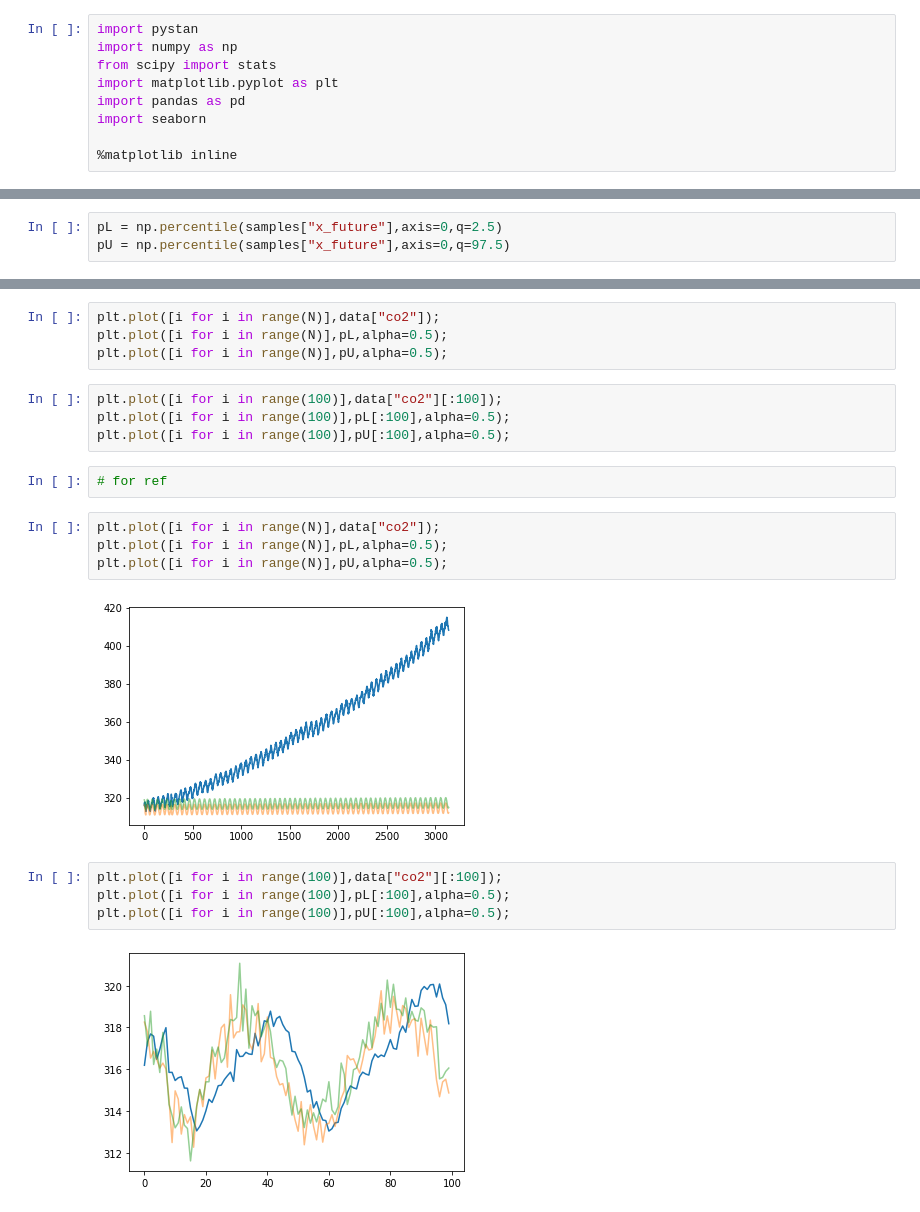
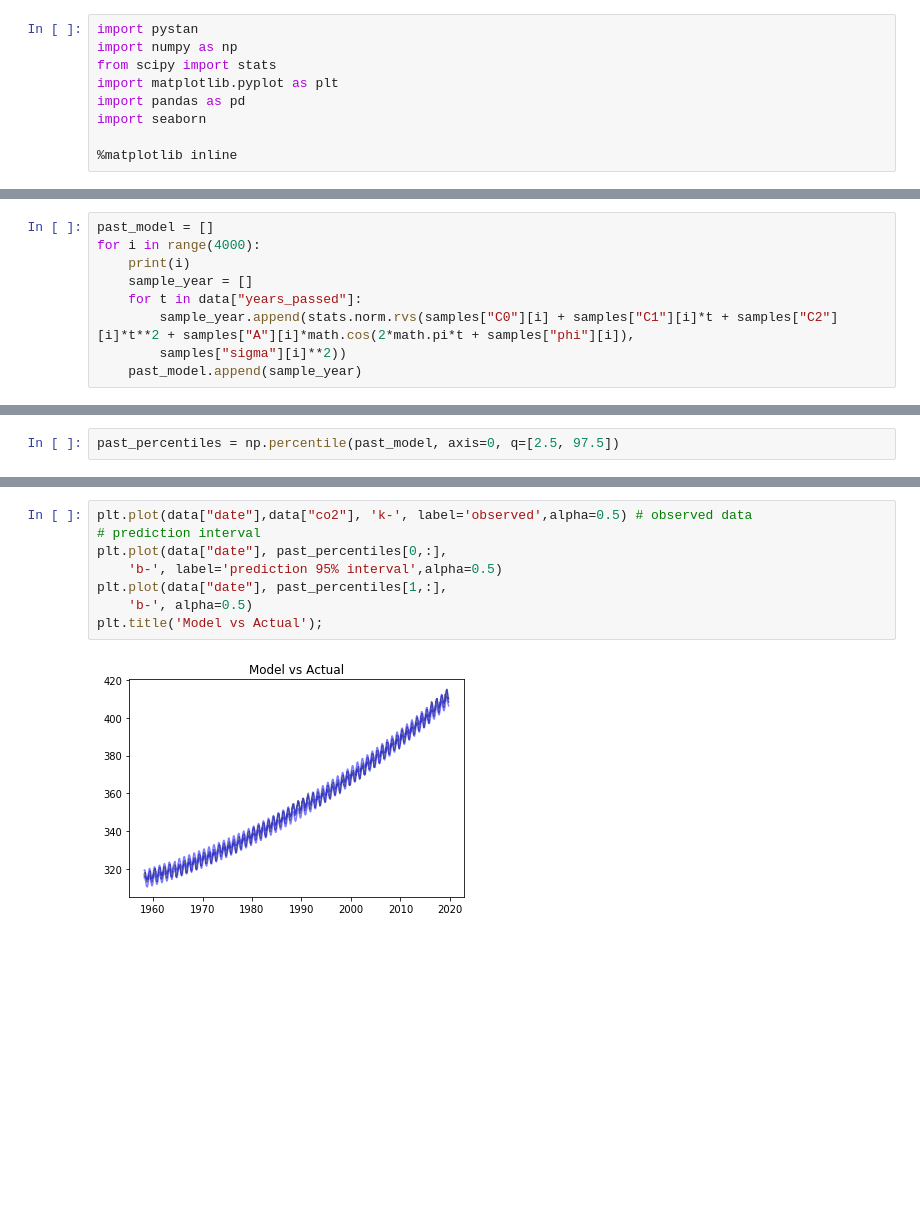
Before and after one commit to michlee1337/DataScience, a Jupyter notebook: Stats/NewCD.ipynb, the cells around one changed output, grey strips where cells are left out. Cells and saved outputs as stored; diff of their text form; blank space fills up the shorter version.

```diff
--- a/Stats/NewCD.ipynb
+++ b/Stats/NewCD.ipynb
@@ -186,0 +326,9 @@ plt.show()
+# %%
+past_model = []
+for i in range(4000):
+    print(i)
+    sample_year = []
+    for t in data["years_passed"]:
+        sample_year.append(stats.norm.rvs(samples["C0"][i] + samples["C1"][i]*t + samples["C2"][i]*t**2 + samples["A"][i]*math.cos(2*math.pi*t + samples["phi"][i]),
+        samples["sigma"][i]**2))
+    past_model.append(sample_year)
@@ -187,3 +353,2 @@ plt.show()
 # %%
-pL = np.percentile(samples["x_future"],axis=0,q=2.5)
-pU = np.percentile(samples["x_future"],axis=0,q=97.5)
+past_percentiles = np.percentile(past_model, axis=0, q=[2.5, 97.5])
@@ -212,22 +355,10 @@ for t in data["years_passed"]:
-# %%
-plt.plot([i for i in range(N)],data["co2"]);
-plt.plot([i for i in range(N)],pL,alpha=0.5);
-plt.plot([i for i in range(N)],pU,alpha=0.5);
-# %%
-plt.plot([i for i in range(100)],data["co2"][:100]);
-plt.plot([i for i in range(100)],pL[:100],alpha=0.5);
-plt.plot([i for i in range(100)],pU[:100],alpha=0.5);
-# %%
-# for ref
-# %%
-plt.plot([i for i in range(N)],data["co2"]);
-plt.plot([i for i in range(N)],pL,alpha=0.5);
-plt.plot([i for i in range(N)],pU,alpha=0.5);
-# %% [output]
-[figure, removed]
-# %%
-plt.plot([i for i in range(100)],data["co2"][:100]);
-plt.plot([i for i in range(100)],pL[:100],alpha=0.5);
-plt.plot([i for i in range(100)],pU[:100],alpha=0.5);
-# %% [output]
-[figure, removed]
+# %%
+plt.plot(data["date"],data["co2"], 'k-', label='observed',alpha=0.5) # observed data
+# prediction interval
+plt.plot(data["date"], past_percentiles[0,:],
+    'b-', label='prediction 95% interval',alpha=0.5)
+plt.plot(data["date"], past_percentiles[1,:],
+    'b-', alpha=0.5)
+plt.title('Model vs Actual');
+# %% [output]
+[figure, added]
```
Also changed, not shown: parts of 41 cells of this notebook, 3 other files.
